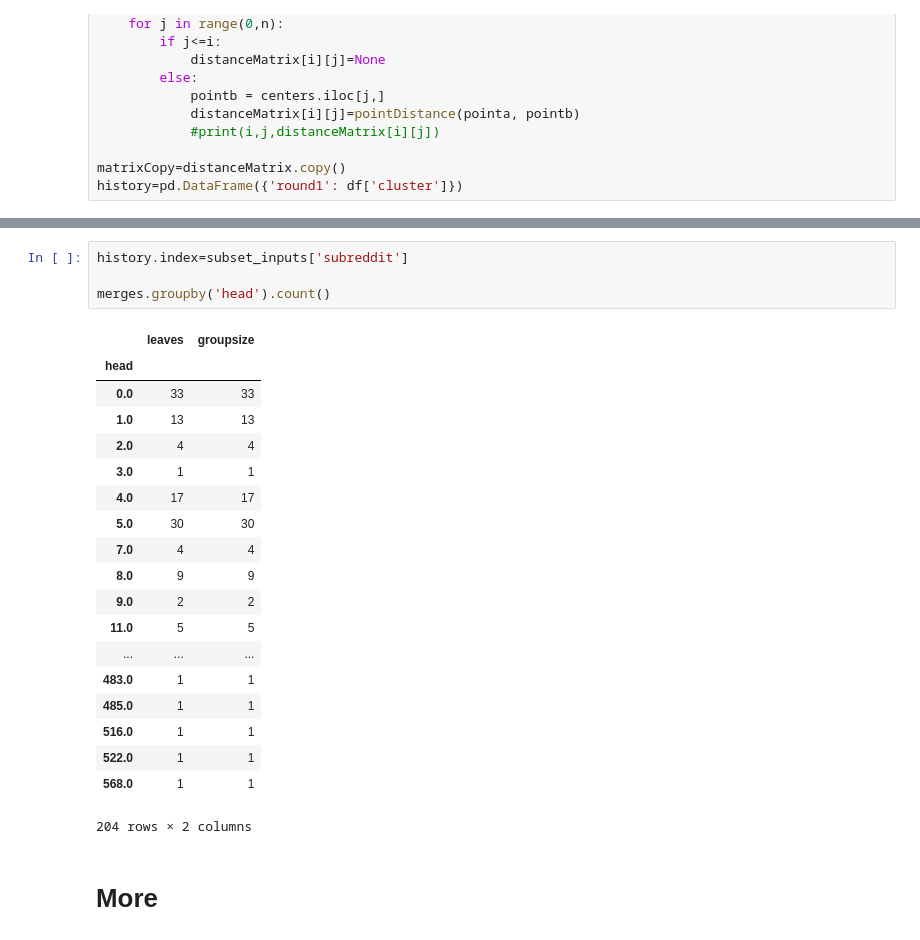
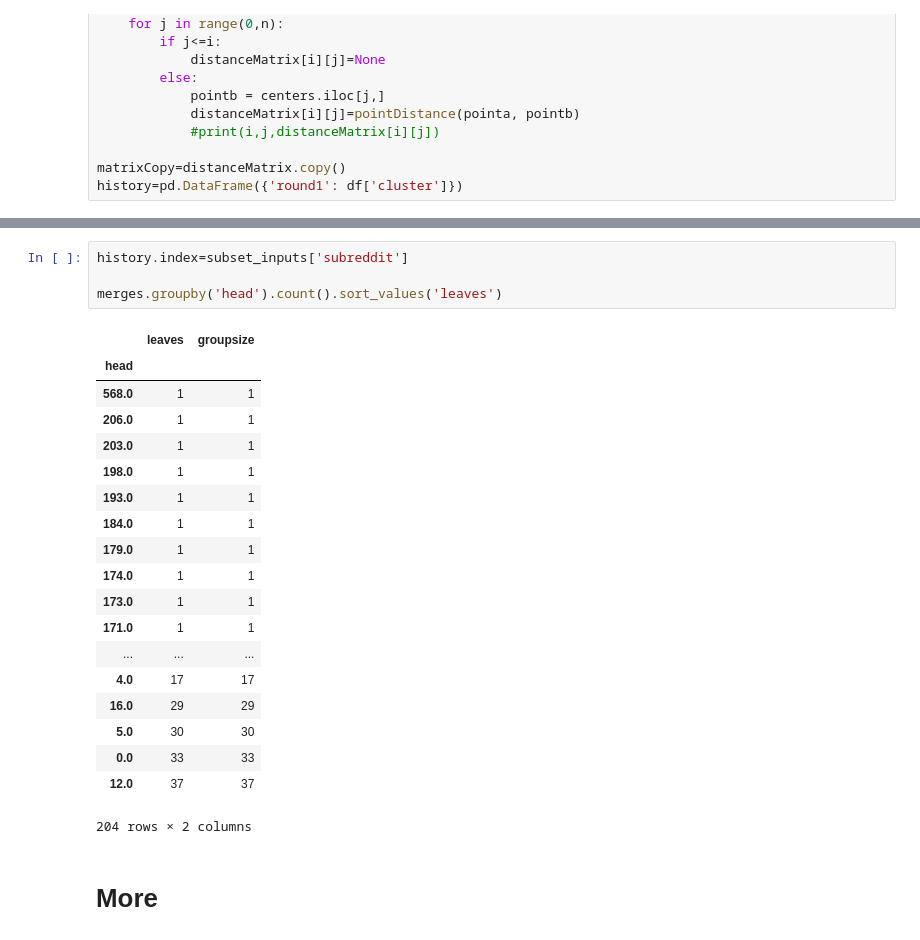
Before and after one commit to KChalk/MachineLearning, a Jupyter notebook: Untitled Folder/MinimalProject.ipynb, the cells around one changed output, grey strips where cells are left out. Cells and saved outputs as stored; diff of their text form.

Commit message:
Auto stash before merge of "master" and "origin/master"

```diff
--- a/Untitled Folder/MinimalProject.ipynb
+++ b/Untitled Folder/MinimalProject.ipynb
@@ -203,26 +203,26 @@ groupb 3 cluster 3 groupa 0
 # %%
 history.index=subset_inputs['subreddit']
 
-merges.groupby('head').count()
+merges.groupby('head').count().sort_values('leaves')
 # %% [output]
 |  | leaves | groupsize |
 | head |  |  |
+| 568.0 | 1 | 1 |
+| 206.0 | 1 | 1 |
+| 203.0 | 1 | 1 |
+| 198.0 | 1 | 1 |
+| 193.0 | 1 | 1 |
+| 184.0 | 1 | 1 |
+| 179.0 | 1 | 1 |
+| 174.0 | 1 | 1 |
+| 173.0 | 1 | 1 |
+| 171.0 | 1 | 1 |
+| ... | ... | ... |
+| 4.0 | 17 | 17 |
+| 16.0 | 29 | 29 |
+| 5.0 | 30 | 30 |
 | 0.0 | 33 | 33 |
-| 1.0 | 13 | 13 |
-| 2.0 | 4 | 4 |
-| 3.0 | 1 | 1 |
-| 4.0 | 17 | 17 |
-| 5.0 | 30 | 30 |
-| 7.0 | 4 | 4 |
-| 8.0 | 9 | 9 |
-| 9.0 | 2 | 2 |
-| 11.0 | 5 | 5 |
-| ... | ... | ... |
-| 483.0 | 1 | 1 |
-| 485.0 | 1 | 1 |
-| 516.0 | 1 | 1 |
-| 522.0 | 1 | 1 |
-| 568.0 | 1 | 1 |
+| 12.0 | 37 | 37 |
 204 rows × 2 columns
 # %% [markdown]
 # More
```
Also changed, not shown: parts of 3 cells of this notebook, 3 other files.
